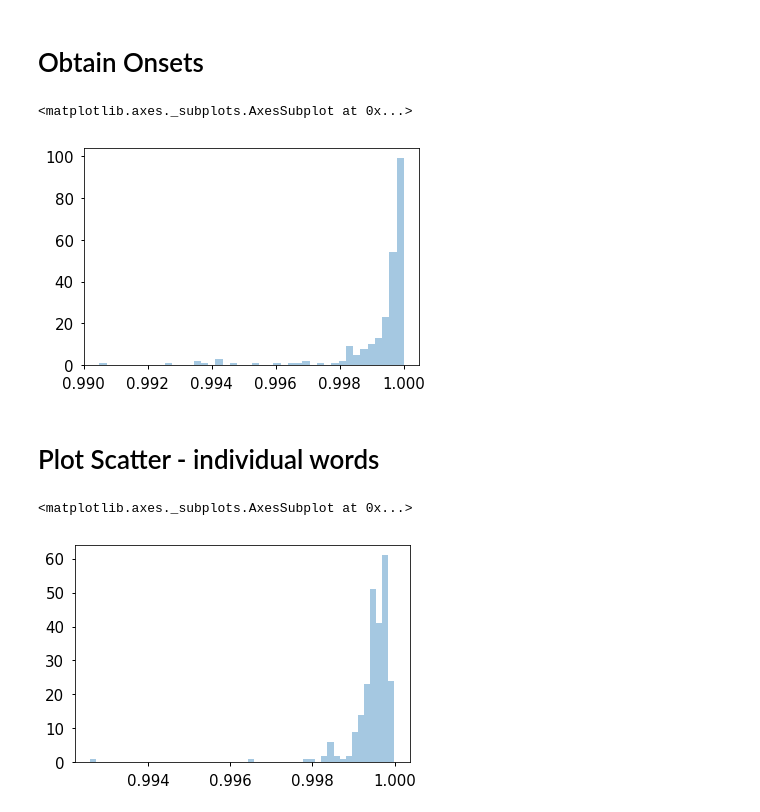
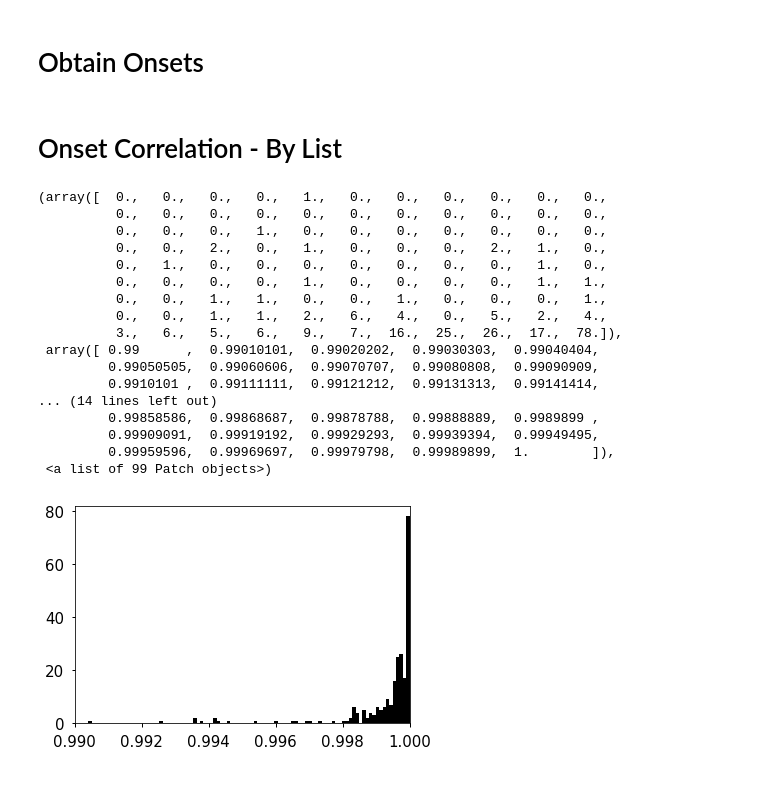
Before and after one commit to ContextLab/AutoFR-analyses, a Jupyter notebook: notebooks/Figure3_LatencyScatter.ipynb, the cells around one changed output. Cells and saved outputs as stored; diff of their text form; code cells hidden in the pictures; blank space fills up the shorter version.

Commit message:
updated Figure 3 notebook

```diff
--- a/notebooks/Figure3_LatencyScatter.ipynb
+++ b/notebooks/Figure3_LatencyScatter.ipynb
@@ -123,15 +126,25 @@ for sub in range(30):
-# %%
-# Figure 3a
-sns.distplot(list_corrs_only, kde=False)
-# %% [output]
-<matplotlib.axes._subplots.AxesSubplot at 0x...>
-[figure, removed]
-# %% [markdown]
-
-# Plot Scatter - individual words
-# %%
-# Figure 3b
-sns.distplot(sub_corrs_only, kde=False)
-# %% [output]
-<matplotlib.axes._subplots.AxesSubplot at 0x...>
-[figure, removed]
+# %% [markdown]
+# Onset Correlation - By List
+# %%
+plt.xlim(.990, 1)
+
+plt.hist(list_corrs_only, color='black', range=[.90, 1.00], bins=list(np.linspace(.99,1.00,100)))
+# %% [output]
+(array([  0.,   0.,   0.,   0.,   1.,   0.,   0.,   0.,   0.,   0.,   0.,
+          0.,   0.,   0.,   0.,   0.,   0.,   0.,   0.,   0.,   0.,   0.,
+          0.,   0.,   0.,   1.,   0.,   0.,   0.,   0.,   0.,   0.,   0.,
+          0.,   0.,   2.,   0.,   1.,   0.,   0.,   0.,   2.,   1.,   0.,
+          0.,   1.,   0.,   0.,   0.,   0.,   0.,   0.,   0.,   1.,   0.,
+          0.,   0.,   0.,   0.,   1.,   0.,   0.,   0.,   0.,   1.,   1.,
+          0.,   0.,   1.,   1.,   0.,   0.,   1.,   0.,   0.,   0.,   1.,
+          0.,   0.,   1.,   1.,   2.,   6.,   4.,   0.,   5.,   2.,   4.,
+          3.,   6.,   5.,   6.,   9.,   7.,  16.,  25.,  26.,  17.,  78.]),
+ array([ 0.99      ,  0.99010101,  0.99020202,  0.99030303,  0.99040404,
+         0.99050505,  0.99060606,  0.99070707,  0.99080808,  0.99090909,
+         0.9910101 ,  0.99111111,  0.99121212,  0.99131313,  0.99141414,
+... (14 lines left out)
+         0.99858586,  0.99868687,  0.99878788,  0.99888889,  0.9989899 ,
+         0.99909091,  0.99919192,  0.99929293,  0.99939394,  0.99949495,
+         0.99959596,  0.99969697,  0.99979798,  0.99989899,  1.        ]),
+ <a list of 99 Patch objects>)
+[figure, added]
```
Also changed, not shown: parts of 6 cells of this notebook.
